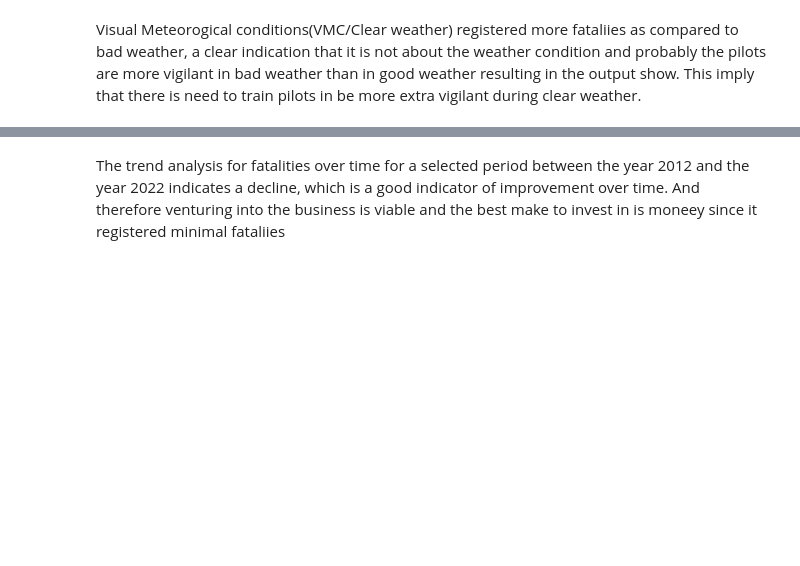
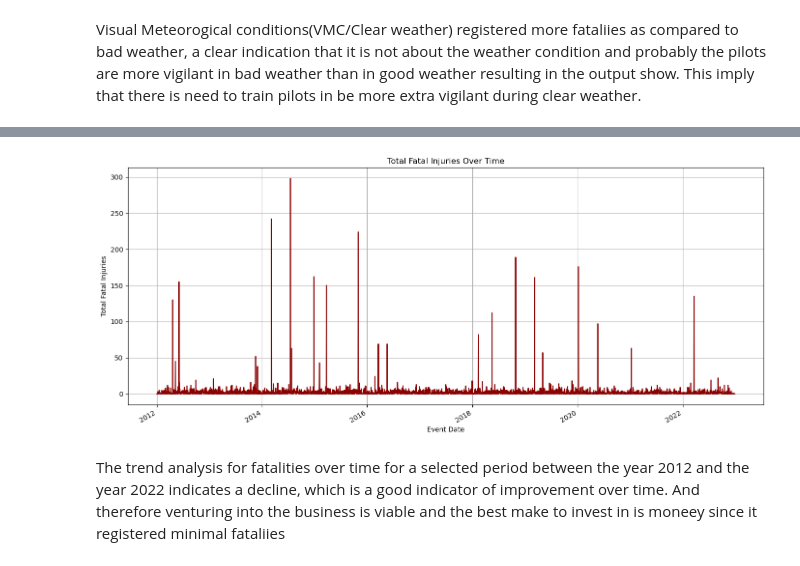
Before and after one commit to MTirop/DSF-PT11-End-of-Phase1-Project, a Jupyter notebook: Project_Phase1.ipynb, the cells around one changed output, grey strips where cells are left out. Drawn from its saved outputs; the diff is of its cells as text; code cells hidden in the pictures; blank space fills up the shorter version.

```diff
--- a/Project_Phase1.ipynb
+++ b/Project_Phase1.ipynb
@@ -334,5 +377,23 @@ Visual Meteorogical conditions(VMC/Clear weather) registered more fataliies as c
+# %%
+# Group by date ans sum injuries
+fatal_injuries_by_date = (
+    df.groupby('Event.Date', observed=False)['Total.Fatal.Injuries']
+    .sum()
+    .sort_index()
+)
 # %%
-# Total fatal injuries against event date.
+# Plotting the line chart
+plt.figure(figsize=(14, 6))
+fatal_injuries_by_date.plot(kind='line', color='darkred')
+
+plt.title('Total Fatal Injuries Over Time')
+plt.xlabel('Event Date')
+plt.ylabel('Total Fatal Injuries')
+plt.grid(True)
+plt.tight_layout()
+plt.show()
+# %% [output]
+[figure, added]
 # %% [markdown]
 The trend analysis for fatalities over time for a selected period between the year 2012 and the year 2022 indicates a decline, which is a good indicator of improvement over time. And therefore venturing into the business is viable and the best make to invest in is moneey since it registered minimal fataliies
 # %% [markdown]
```
Also changed, not shown: parts of 9 cells of this notebook, 2 other files.
